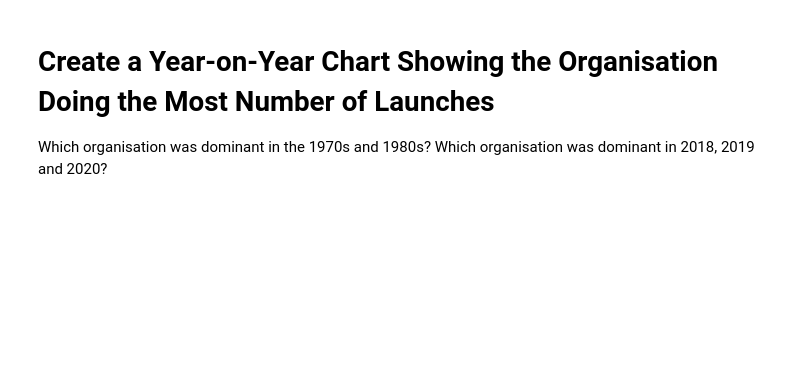
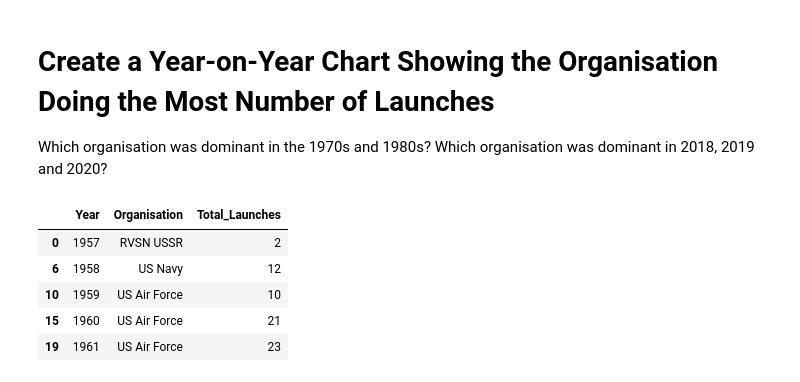
Before and after one commit to pyro-tarzan/space-mission-analysis, a Jupyter notebook: space_missions_analysis.ipynb, the cells around one changed output. Cells and saved outputs as stored; diff of their text form; code cells hidden in the pictures; blank space fills up the shorter version.

```diff
--- a/space_missions_analysis.ipynb
+++ b/space_missions_analysis.ipynb
@@ -743,3 +884,14 @@ Do the results change if we only look at the number of successful launches?
 # Create a Year-on-Year Chart Showing the Organisation Doing the Most Number of Launches
 
 Which organisation was dominant in the 1970s and 1980s? Which organisation was dominant in 2018, 2019 and 2020?
+# %%
+org_launches_per_year = cleaned_df.groupby(["Year", "Organisation"]).size().reset_index(name="Total_Launches")
+top_org_per_year = org_launches_per_year.loc[org_launches_per_year.groupby("Year")["Total_Launches"].idxmax()]
+top_org_per_year.head()
+# %% [output]
+|  | Year | Organisation | Total_Launches |
+| 0 | 1957 | RVSN USSR | 2 |
+| 6 | 1958 | US Navy | 12 |
+| 10 | 1959 | US Air Force | 10 |
+| 15 | 1960 | US Air Force | 21 |
+| 19 | 1961 | US Air Force | 23 |
```
Also changed, not shown: parts of 12 cells of this notebook.
